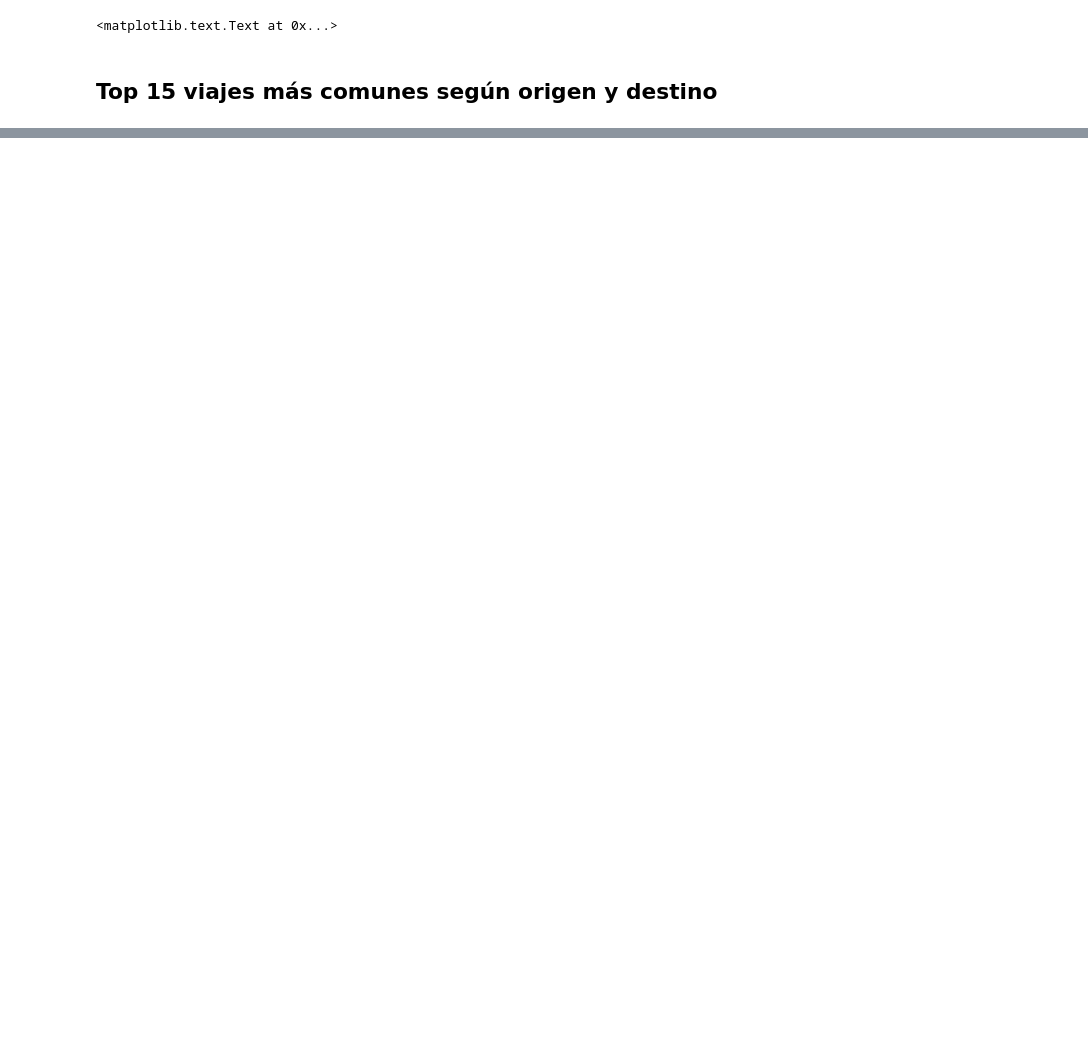
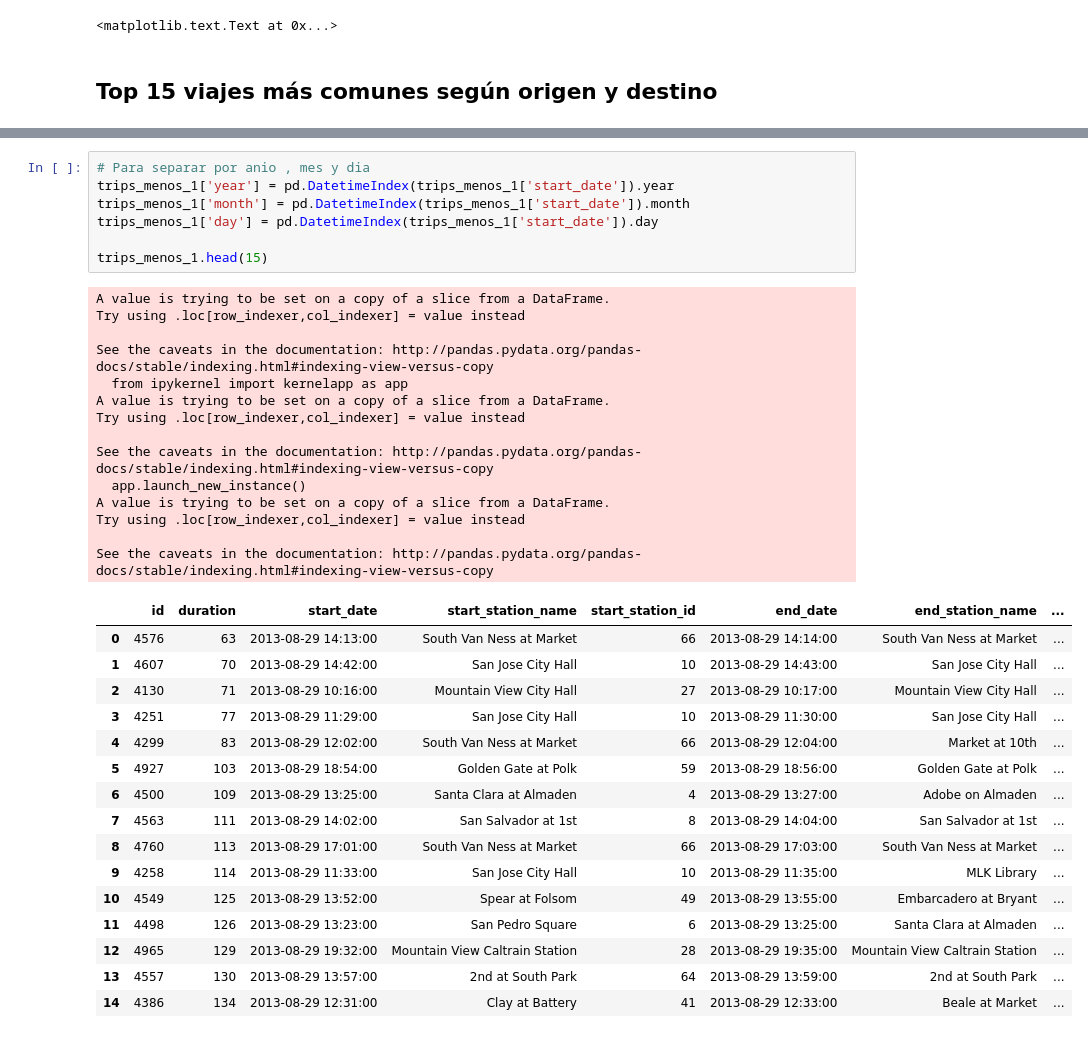
Before and after one commit to agustinpalmeira/TP-BicycleRental, a Jupyter notebook: tp1 - A.E trips.ipynb, the cells around one changed output, grey strips where cells are left out. Cells and saved outputs as stored; diff of their text form; blank space fills up the shorter version.

```diff
--- a/tp1 - A.E trips.ipynb
+++ b/tp1 - A.E trips.ipynb
@@ -112,0 +140,38 @@ See the caveats in the documentation: http://pandas.pydata.org/pandas-docs/stabl
+# %%
+# Para separar por anio , mes y dia
+trips_menos_1['year'] = pd.DatetimeIndex(trips_menos_1['start_date']).year
+trips_menos_1['month'] = pd.DatetimeIndex(trips_menos_1['start_date']).month
+trips_menos_1['day'] = pd.DatetimeIndex(trips_menos_1['start_date']).day
+
+trips_menos_1.head(15)
+# %% [output]
+A value is trying to be set on a copy of a slice from a DataFrame.
+Try using .loc[row_indexer,col_indexer] = value instead
+
+See the caveats in the documentation: http://pandas.pydata.org/pandas-docs/stable/indexing.html#indexing-view-versus-copy
+  from ipykernel import kernelapp as app
+A value is trying to be set on a copy of a slice from a DataFrame.
+Try using .loc[row_indexer,col_indexer] = value instead
+
+See the caveats in the documentation: http://pandas.pydata.org/pandas-docs/stable/indexing.html#indexing-view-versus-copy
+  app.launch_new_instance()
+A value is trying to be set on a copy of a slice from a DataFrame.
+Try using .loc[row_indexer,col_indexer] = value instead
+
+See the caveats in the documentation: http://pandas.pydata.org/pandas-docs/stable/indexing.html#indexing-view-versus-copy
+|  | id | duration | start_date | start_station_name | start_station_id | end_date | end_station_name | ... |
+| 0 | 4576 | 63 | 2013-08-29 14:13:00 | South Van Ness at Market | 66 | 2013-08-29 14:14:00 | South Van Ness at Market | ... |
+| 1 | 4607 | 70 | 2013-08-29 14:42:00 | San Jose City Hall | 10 | 2013-08-29 14:43:00 | San Jose City Hall | ... |
+| 2 | 4130 | 71 | 2013-08-29 10:16:00 | Mountain View City Hall | 27 | 2013-08-29 10:17:00 | Mountain View City Hall | ... |
+| 3 | 4251 | 77 | 2013-08-29 11:29:00 | San Jose City Hall | 10 | 2013-08-29 11:30:00 | San Jose City Hall | ... |
+| 4 | 4299 | 83 | 2013-08-29 12:02:00 | South Van Ness at Market | 66 | 2013-08-29 12:04:00 | Market at 10th | ... |
+| 5 | 4927 | 103 | 2013-08-29 18:54:00 | Golden Gate at Polk | 59 | 2013-08-29 18:56:00 | Golden Gate at Polk | ... |
+| 6 | 4500 | 109 | 2013-08-29 13:25:00 | Santa Clara at Almaden | 4 | 2013-08-29 13:27:00 | Adobe on Almaden | ... |
+| 7 | 4563 | 111 | 2013-08-29 14:02:00 | San Salvador at 1st | 8 | 2013-08-29 14:04:00 | San Salvador at 1st | ... |
+| 8 | 4760 | 113 | 2013-08-29 17:01:00 | South Van Ness at Market | 66 | 2013-08-29 17:03:00 | South Van Ness at Market | ... |
+| 9 | 4258 | 114 | 2013-08-29 11:33:00 | San Jose City Hall | 10 | 2013-08-29 11:35:00 | MLK Library | ... |
+| 10 | 4549 | 125 | 2013-08-29 13:52:00 | Spear at Folsom | 49 | 2013-08-29 13:55:00 | Embarcadero at Bryant | ... |
+| 11 | 4498 | 126 | 2013-08-29 13:23:00 | San Pedro Square | 6 | 2013-08-29 13:25:00 | Santa Clara at Almaden | ... |
+| 12 | 4965 | 129 | 2013-08-29 19:32:00 | Mountain View Caltrain Station | 28 | 2013-08-29 19:35:00 | Mountain View Caltrain Station | ... |
+| 13 | 4557 | 130 | 2013-08-29 13:57:00 | 2nd at South Park | 64 | 2013-08-29 13:59:00 | 2nd at South Park | ... |
+| 14 | 4386 | 134 | 2013-08-29 12:31:00 | Clay at Battery | 41 | 2013-08-29 12:33:00 | Beale at Market | ... |
```
Also changed, not shown: parts of 12 cells of this notebook.
